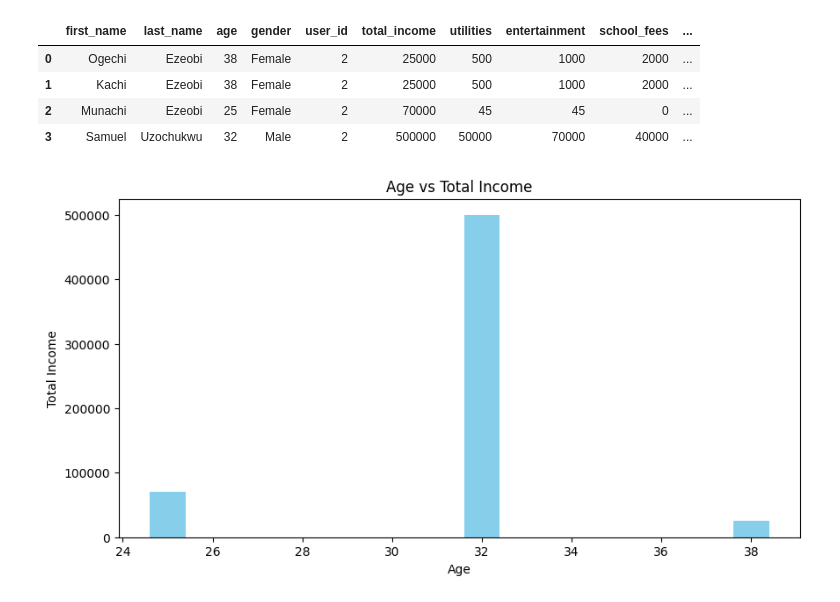
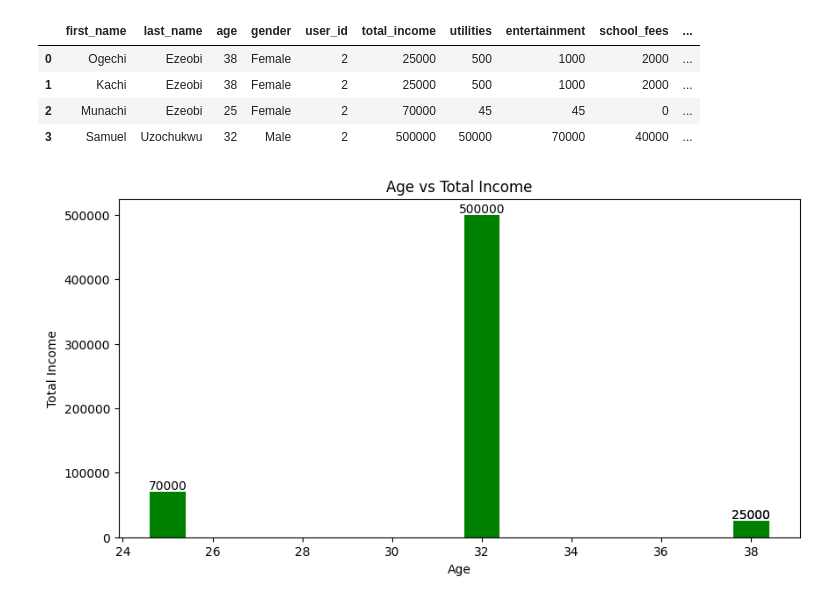
Before and after one commit to Onyedikachi-E/survey_expense_application, a Jupyter notebook: data_processor.ipynb, the cells around one changed output. Drawn from its saved outputs; the diff is of its cells as text; code cells hidden in the pictures.

```diff
--- a/data_processor.ipynb
+++ b/data_processor.ipynb
@@ -86,12 +86,21 @@ df
 # Show the gender distribution across spending categories#
 # Export the charts for use in a PowerPoint presentation for client use.
 # %%
+# Plot 1: Ages with the highest total income
 plt.figure(figsize=(10, 5))
-plt.bar(df['age'], df['total_income'], color='skyblue')
+bars = plt.bar(df['age'], df['total_income'], color='green')
 plt.title('Age vs Total Income')
 plt.xlabel('Age')
 plt.ylabel('Total Income')
+
+# Add data labels for total income
+for bar in bars:
+    yval = bar.get_height()
+    plt.text(bar.get_x() + bar.get_width()/2, yval, int(yval), ha='center', va='bottom')
+
+
+plt.savefig('/mnt/data/age_vs_total_income.png', dpi=300, bbox_inches='tight')
 plt.show()
 # %% [output]
-[figure, old version]
+[figure, new version]
 # %%
```
Also changed, not shown: parts of 1 cell of this notebook.
